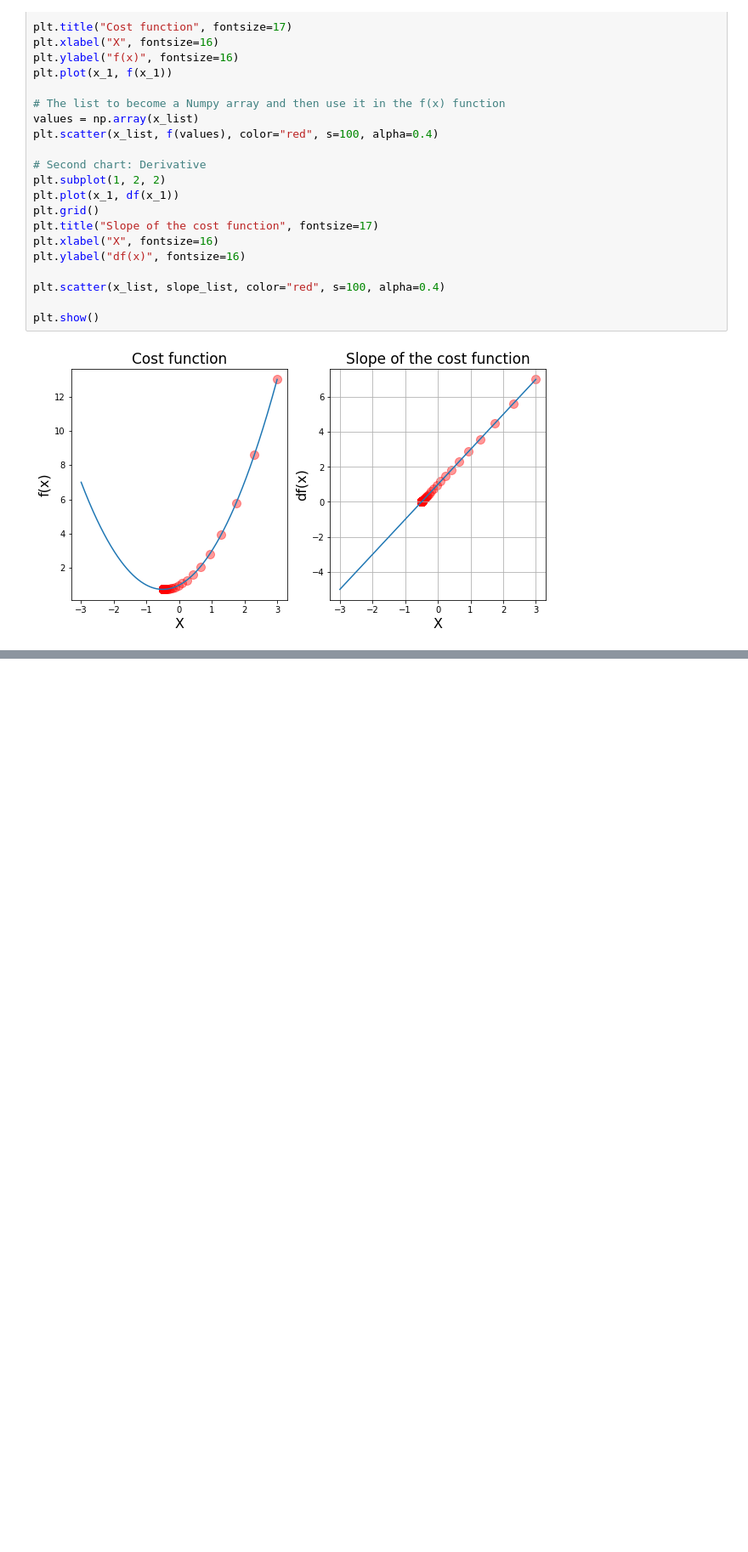
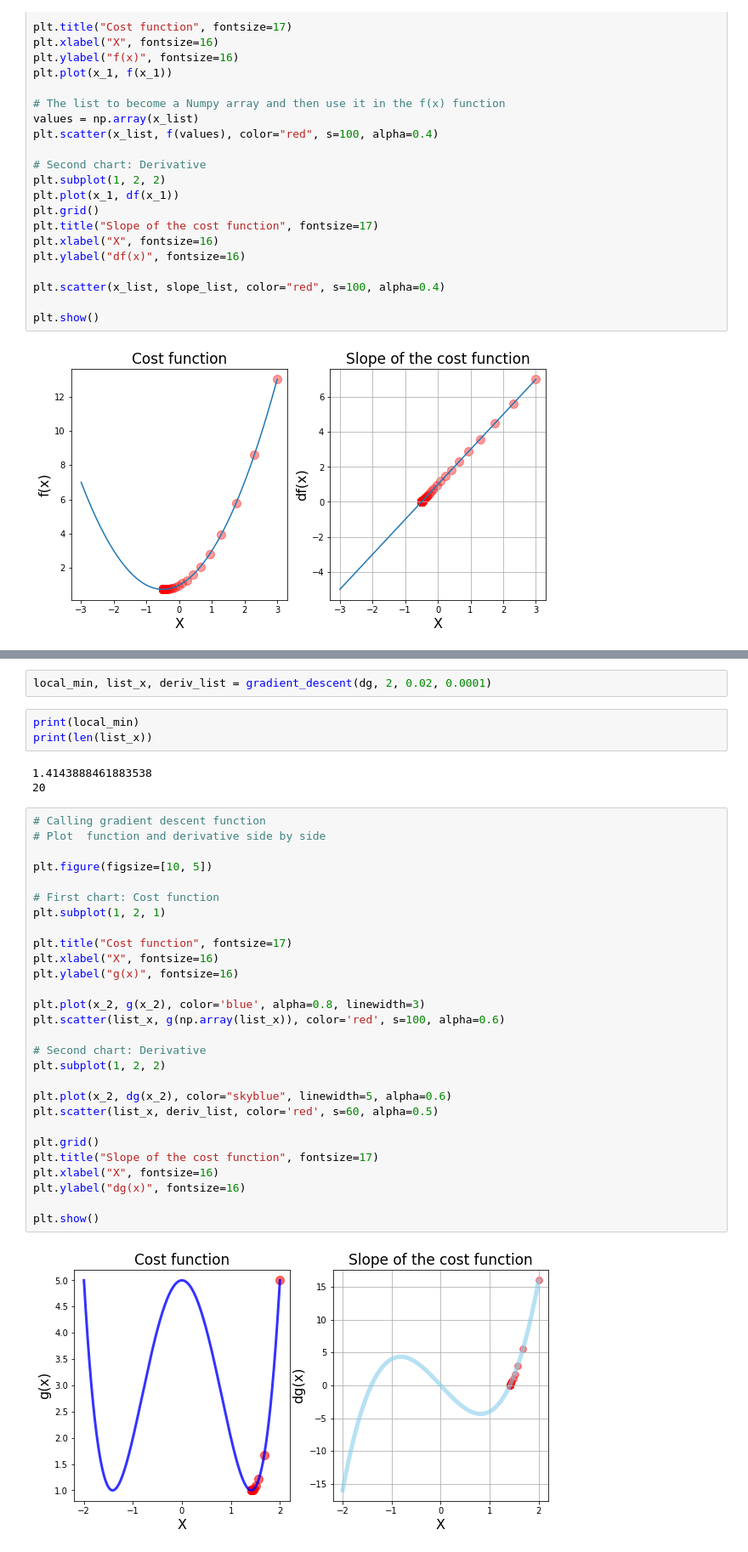
Before and after one commit to Flabelatus/ML_projects, a Jupyter notebook: 03 Gradient Descent.ipynb, the cells around one changed output, grey strips where cells are left out. Shown at 85% size. Saved outputs shown, nothing was run; the diff lists cells and outputs as text; blank space fills up the shorter version.

```diff
--- a/03 Gradient Descent.ipynb
+++ b/03 Gradient Descent.ipynb
@@ -137,0 +209,38 @@ plt.show()
+# %%
+local_min, list_x, deriv_list = gradient_descent(dg, 2, 0.02, 0.0001)
+# %%
+print(local_min)
+print(len(list_x))
+# %% [output]
+1.4143888461883538
+20
+# %%
+# Calling gradient descent function
+# Plot  function and derivative side by side
+
+plt.figure(figsize=[10, 5])
+
+# First chart: Cost function
+plt.subplot(1, 2, 1)
+
+plt.title("Cost function", fontsize=17)
+plt.xlabel("X", fontsize=16)
+plt.ylabel("g(x)", fontsize=16)
+
+plt.plot(x_2, g(x_2), color='blue', alpha=0.8, linewidth=3)
+plt.scatter(list_x, g(np.array(list_x)), color='red', s=100, alpha=0.6)
+
+# Second chart: Derivative
+plt.subplot(1, 2, 2)
+
+plt.plot(x_2, dg(x_2), color="skyblue", linewidth=5, alpha=0.6)
+plt.scatter(list_x, deriv_list, color='red', s=60, alpha=0.5)
+
+plt.grid()
+plt.title("Slope of the cost function", fontsize=17)
+plt.xlabel("X", fontsize=16)
+plt.ylabel("dg(x)", fontsize=16)
+
+plt.show()
+# %% [output]
+[figure, added]
```
Also changed, not shown: parts of 6 cells of this notebook.
